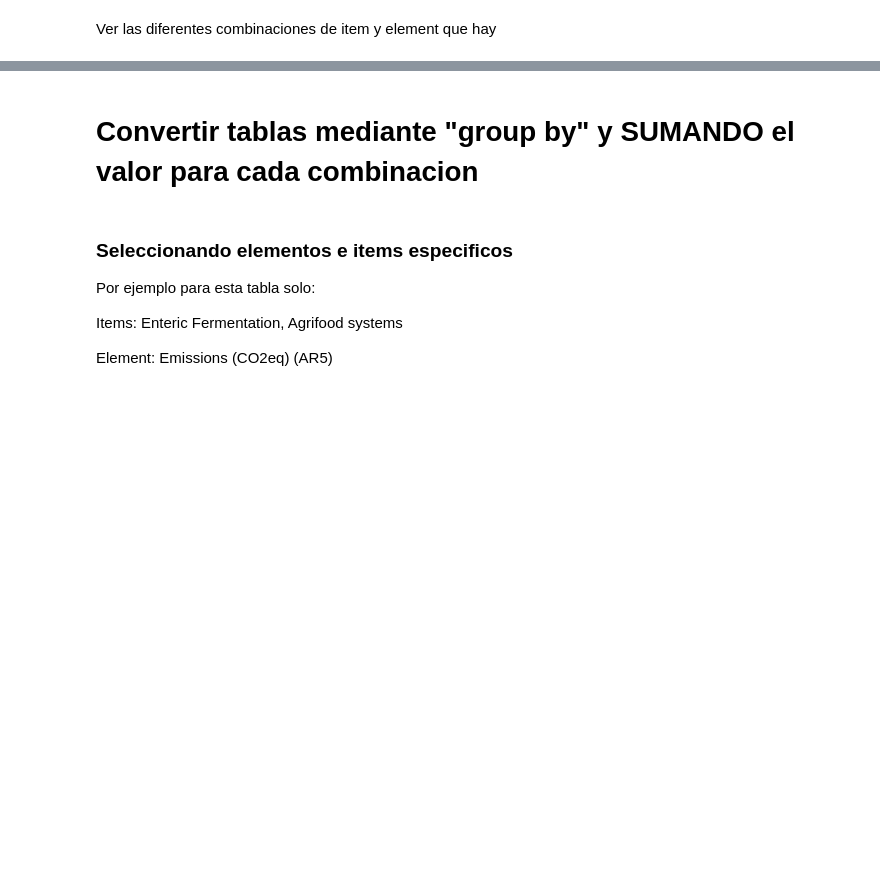
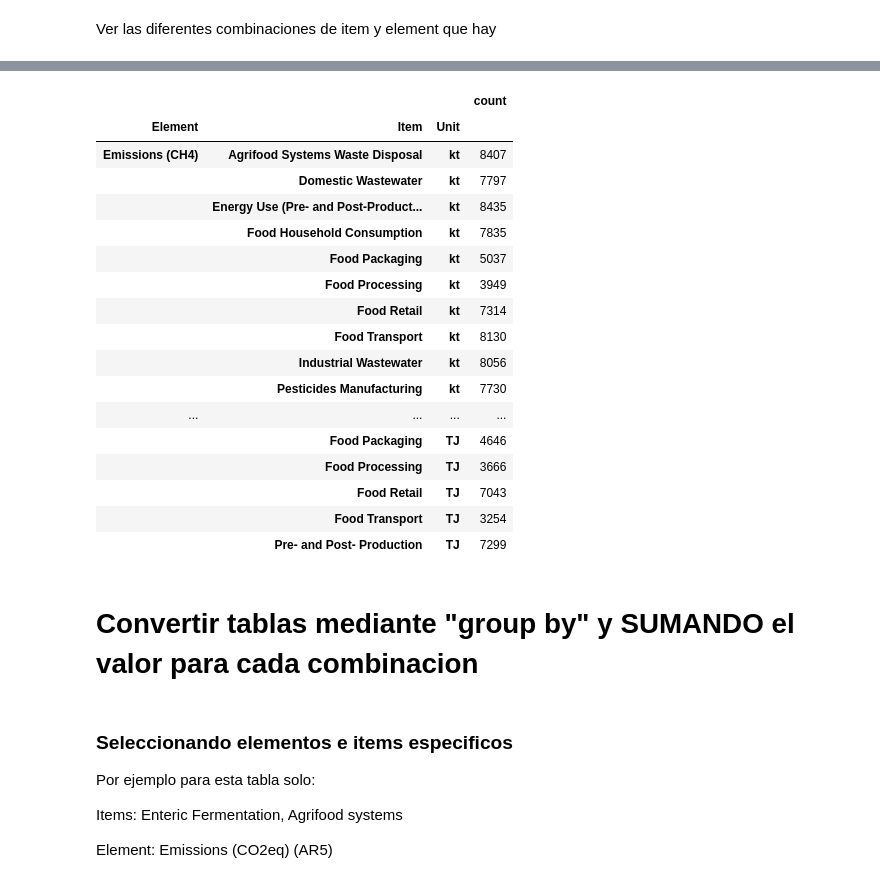
Before and after one commit to ezemriv/FAO-Food-CO2-Footprint, a Jupyter notebook: 03_groupby_extract_features.ipynb, the cells around one changed output, grey strips where cells are left out. Drawn from its saved outputs; the diff is of its cells as text; code cells hidden in the pictures; blank space fills up the shorter version.

```diff
--- a/03_groupby_extract_features.ipynb
+++ b/03_groupby_extract_features.ipynb
@@ -110,3 +103,25 @@ df.groupby(['Item',"Unit"])['Element'].value_counts().to_frame().sort_values(by
+# %%
+pd.set_option('display.max_rows', None)
+df.groupby(["Element",'Item'])["Unit"].value_counts().to_frame().sort_values(by = ['Element','Item'], ascending=True)
+# %% [output]
+|  |  |  | count |
+| Element | Item | Unit |  |
+| Emissions (CH4) | Agrifood Systems Waste Disposal | kt | 8407 |
+|  | Domestic Wastewater | kt | 7797 |
+|  | Energy Use (Pre- and Post-Product... | kt | 8435 |
+|  | Food Household Consumption | kt | 7835 |
+|  | Food Packaging | kt | 5037 |
+|  | Food Processing | kt | 3949 |
+|  | Food Retail | kt | 7314 |
+|  | Food Transport | kt | 8130 |
+|  | Industrial Wastewater | kt | 8056 |
+|  | Pesticides Manufacturing | kt | 7730 |
+| ... | ... | ... | ... |
+|  | Food Packaging | TJ | 4646 |
+|  | Food Processing | TJ | 3666 |
+|  | Food Retail | TJ | 7043 |
+|  | Food Transport | TJ | 3254 |
+|  | Pre- and Post- Production | TJ | 7299 |
 # %% [markdown]
 # Convertir tablas mediante "group by" y SUMANDO el valor para cada combinacion
 # %% [markdown]
```
Also changed, not shown: parts of 11 cells of this notebook, 6 other files.
